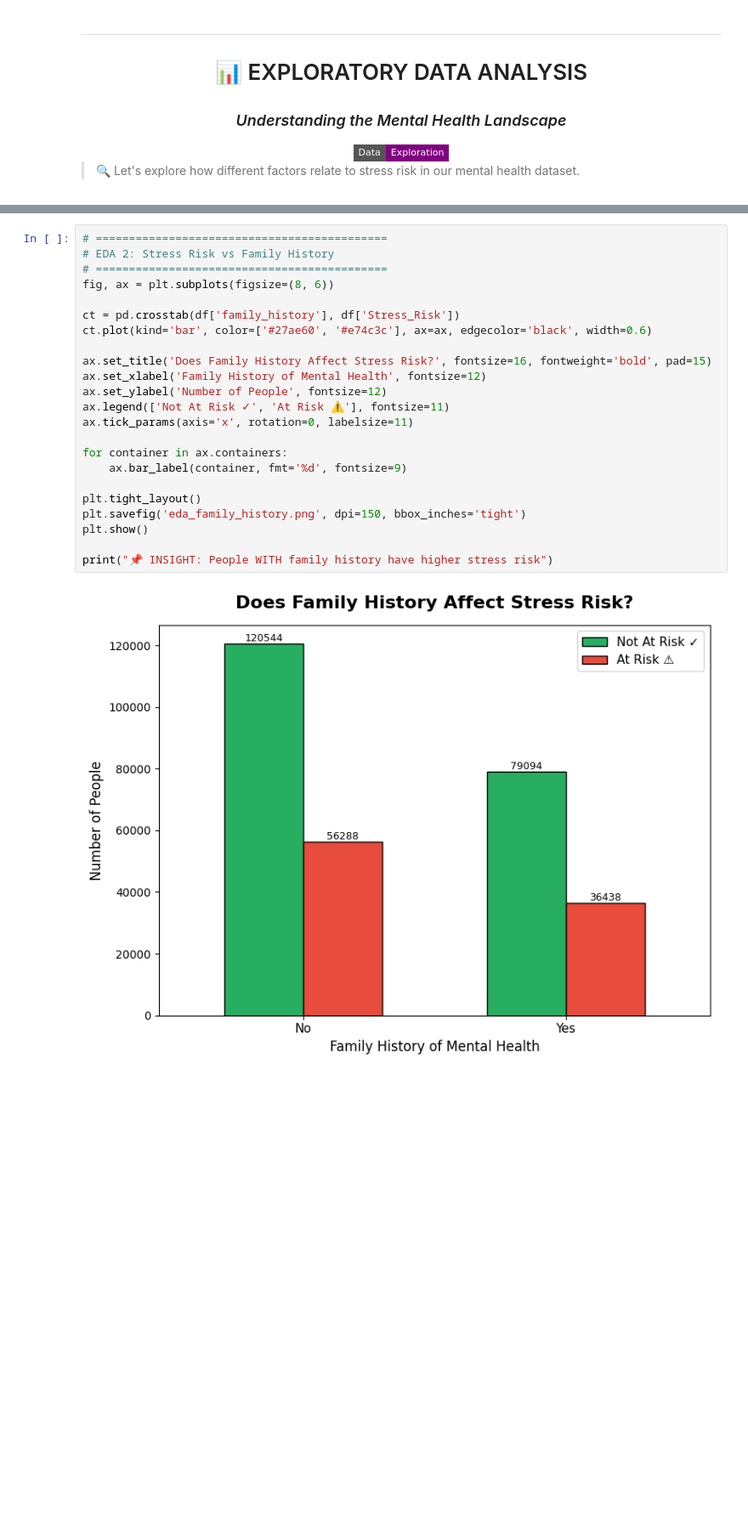
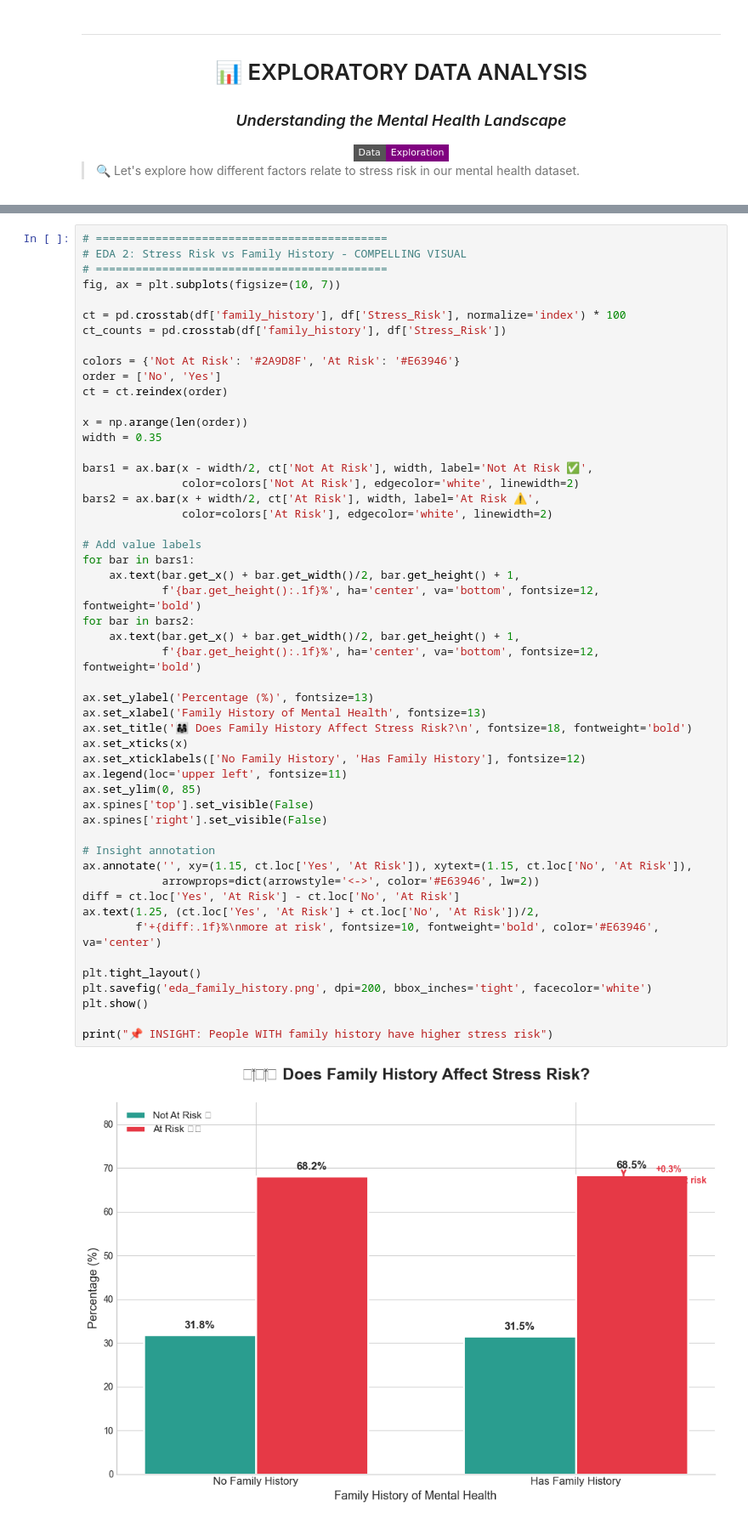
Before and after one commit to EstherAbik/Machine-Learning-Project, a Jupyter notebook: stress_prediction_notebook.ipynb, the cells around one changed output, grey strips where cells are left out. Shown at 85% size. Cells and saved outputs as stored; diff of their text form; badges without logos; blank space fills up the shorter version.

```diff
--- a/stress_prediction_notebook.ipynb
+++ b/stress_prediction_notebook.ipynb
@@ -255,28 +310,56 @@ print("📌 INSIGHT: Higher mood swings = Higher stress risk")
 # %%
 # ============================================
-# EDA 2: Stress Risk vs Family History
+# EDA 2: Stress Risk vs Family History - COMPELLING VISUAL
 # ============================================
-fig, ax = plt.subplots(figsize=(8, 6))
+fig, ax = plt.subplots(figsize=(10, 7))
 
-ct = pd.crosstab(df['family_history'], df['Stress_Risk'])
-ct.plot(kind='bar', color=['#27ae60', '#e74c3c'], ax=ax, edgecolor='black', width=0.6)
+ct = pd.crosstab(df['family_history'], df['Stress_Risk'], normalize='index') * 100
+ct_counts = pd.crosstab(df['family_history'], df['Stress_Risk'])
 
-ax.set_title('Does Family History Affect Stress Risk?', fontsize=16, fontweight='bold', pad=15)
-ax.set_xlabel('Family History of Mental Health', fontsize=12)
-ax.set_ylabel('Number of People', fontsize=12)
-ax.legend(['Not At Risk ✓', 'At Risk ⚠'], fontsize=11)
-ax.tick_params(axis='x', rotation=0, labelsize=11)
+colors = {'Not At Risk': '#2A9D8F', 'At Risk': '#E63946'}
+order = ['No', 'Yes']
+ct = ct.reindex(order)
 
-for container in ax.containers:
-    ax.bar_label(container, fmt='%d', fontsize=9)
+x = np.arange(len(order))
+width = 0.35
+
+bars1 = ax.bar(x - width/2, ct['Not At Risk'], width, label='Not At Risk ✅',
+               color=colors['Not At Risk'], edgecolor='white', linewidth=2)
+bars2 = ax.bar(x + width/2, ct['At Risk'], width, label='At Risk ⚠️',
+               color=colors['At Risk'], edgecolor='white', linewidth=2)
+
+# Add value labels
+for bar in bars1:
+    ax.text(bar.get_x() + bar.get_width()/2, bar.get_height() + 1,
+            f'{bar.get_height():.1f}%', ha='center', va='bottom', fontsize=12, fontweight='bold')
+for bar in bars2:
+    ax.text(bar.get_x() + bar.get_width()/2, bar.get_height() + 1,
+            f'{bar.get_height():.1f}%', ha='center', va='bottom', fontsize=12, fontweight='bold')
+
+ax.set_ylabel('Percentage (%)', fontsize=13)
+ax.set_xlabel('Family History of Mental Health', fontsize=13)
+ax.set_title('👨‍👩‍👧 Does Family History Affect Stress Risk?\n', fontsize=18, fontweight='bold')
+ax.set_xticks(x)
+ax.set_xticklabels(['No Family History', 'Has Family History'], fontsize=12)
+ax.legend(loc='upper left', fontsize=11)
+ax.set_ylim(0, 85)
+ax.spines['top'].set_visible(False)
+ax.spines['right'].set_visible(False)
+
+# Insight annotation
+ax.annotate('', xy=(1.15, ct.loc['Yes', 'At Risk']), xytext=(1.15, ct.loc['No', 'At Risk']),
+            arrowprops=dict(arrowstyle='<->', color='#E63946', lw=2))
+diff = ct.loc['Yes', 'At Risk'] - ct.loc['No', 'At Risk']
+ax.text(1.25, (ct.loc['Yes', 'At Risk'] + ct.loc['No', 'At Risk'])/2,
+        f'+{diff:.1f}%\nmore at risk', fontsize=10, fontweight='bold', color='#E63946', va='center')
 
 plt.tight_layout()
-plt.savefig('eda_family_history.png', dpi=150, bbox_inches='tight')
+plt.savefig('eda_family_history.png', dpi=200, bbox_inches='tight', facecolor='white')
 plt.show()
 
 print("📌 INSIGHT: People WITH family history have higher stress risk")
 # %% [output]
-[figure, old version]
+[figure, new version]
 📌 INSIGHT: People WITH family history have higher stress risk
 # %%
 # ============================================
```
Also changed, not shown: parts of 7 cells of this notebook, 3 other files.
